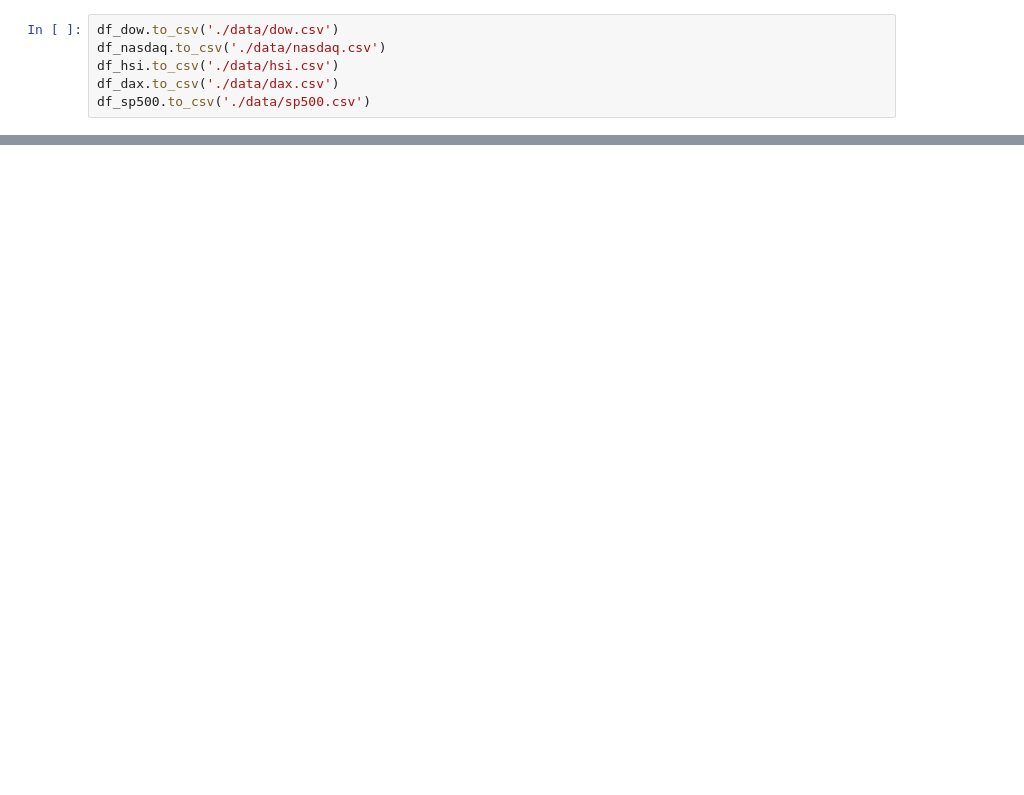
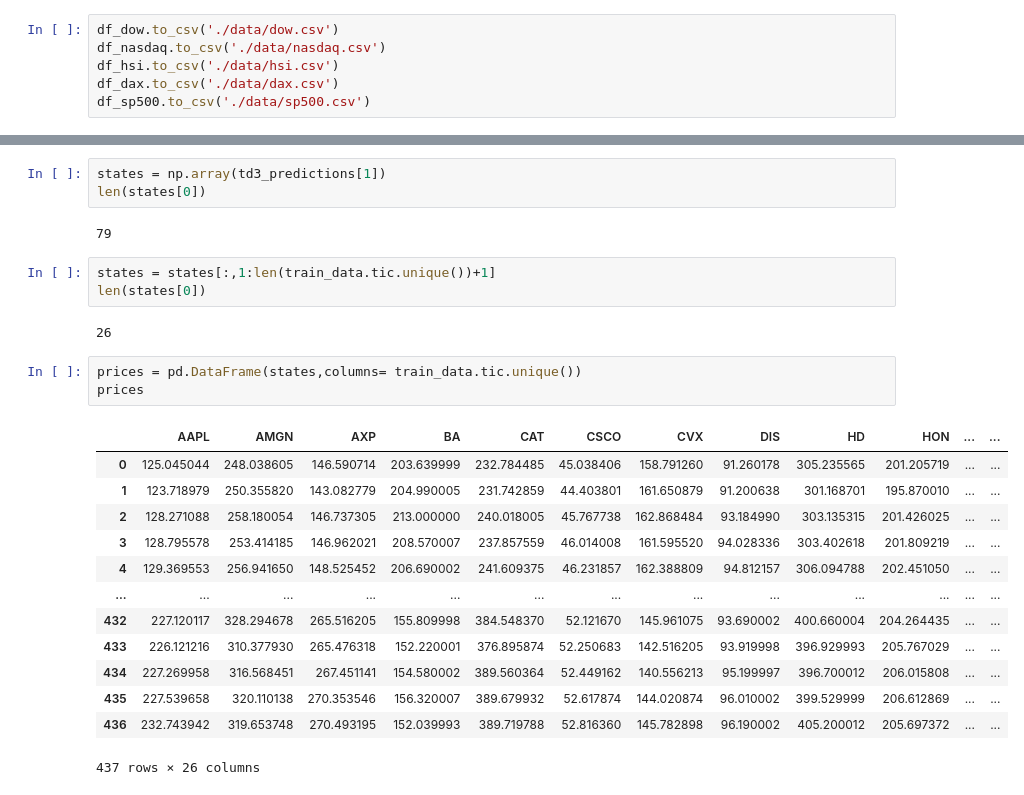
Before and after one commit to Versus-91/Thesis, a Jupyter notebook: main.ipynb, the cells around one changed output, grey strips where cells are left out. Cells and saved outputs as stored; diff of their text form; blank space fills up the shorter version.

```diff
--- a/main.ipynb
+++ b/main.ipynb
@@ -127,0 +310,27 @@ df_sp500 = read_csv('./data/sp500.csv')
+# %%
+states = np.array(td3_predictions[1])
+len(states[0])
+# %% [output]
+79
+# %%
+states = states[:,1:len(train_data.tic.unique())+1]
+len(states[0])
+# %% [output]
+26
+# %%
+prices = pd.DataFrame(states,columns= train_data.tic.unique())
+prices
+# %% [output]
+|  | AAPL | AMGN | AXP | BA | CAT | CSCO | CVX | DIS | HD | HON | ... | ... |
+| 0 | 125.045044 | 248.038605 | 146.590714 | 203.639999 | 232.784485 | 45.038406 | 158.791260 | 91.260178 | 305.235565 | 201.205719 | ... | ... |
+| 1 | 123.718979 | 250.355820 | 143.082779 | 204.990005 | 231.742859 | 44.403801 | 161.650879 | 91.200638 | 301.168701 | 195.870010 | ... | ... |
+| 2 | 128.271088 | 258.180054 | 146.737305 | 213.000000 | 240.018005 | 45.767738 | 162.868484 | 93.184990 | 303.135315 | 201.426025 | ... | ... |
+| 3 | 128.795578 | 253.414185 | 146.962021 | 208.570007 | 237.857559 | 46.014008 | 161.595520 | 94.028336 | 303.402618 | 201.809219 | ... | ... |
+| 4 | 129.369553 | 256.941650 | 148.525452 | 206.690002 | 241.609375 | 46.231857 | 162.388809 | 94.812157 | 306.094788 | 202.451050 | ... | ... |
+| ... | ... | ... | ... | ... | ... | ... | ... | ... | ... | ... | ... | ... |
+| 432 | 227.120117 | 328.294678 | 265.516205 | 155.809998 | 384.548370 | 52.121670 | 145.961075 | 93.690002 | 400.660004 | 204.264435 | ... | ... |
+| 433 | 226.121216 | 310.377930 | 265.476318 | 152.220001 | 376.895874 | 52.250683 | 142.516205 | 93.919998 | 396.929993 | 205.767029 | ... | ... |
+| 434 | 227.269958 | 316.568451 | 267.451141 | 154.580002 | 389.560364 | 52.449162 | 140.556213 | 95.199997 | 396.700012 | 206.015808 | ... | ... |
+| 435 | 227.539658 | 320.110138 | 270.353546 | 156.320007 | 389.679932 | 52.617874 | 144.020874 | 96.010002 | 399.529999 | 206.612869 | ... | ... |
+| 436 | 232.743942 | 319.653748 | 270.493195 | 152.039993 | 389.719788 | 52.816360 | 145.782898 | 96.190002 | 405.200012 | 205.697372 | ... | ... |
+437 rows × 26 columns
```
Also changed, not shown: parts of 20 cells of this notebook, 6 other files.
